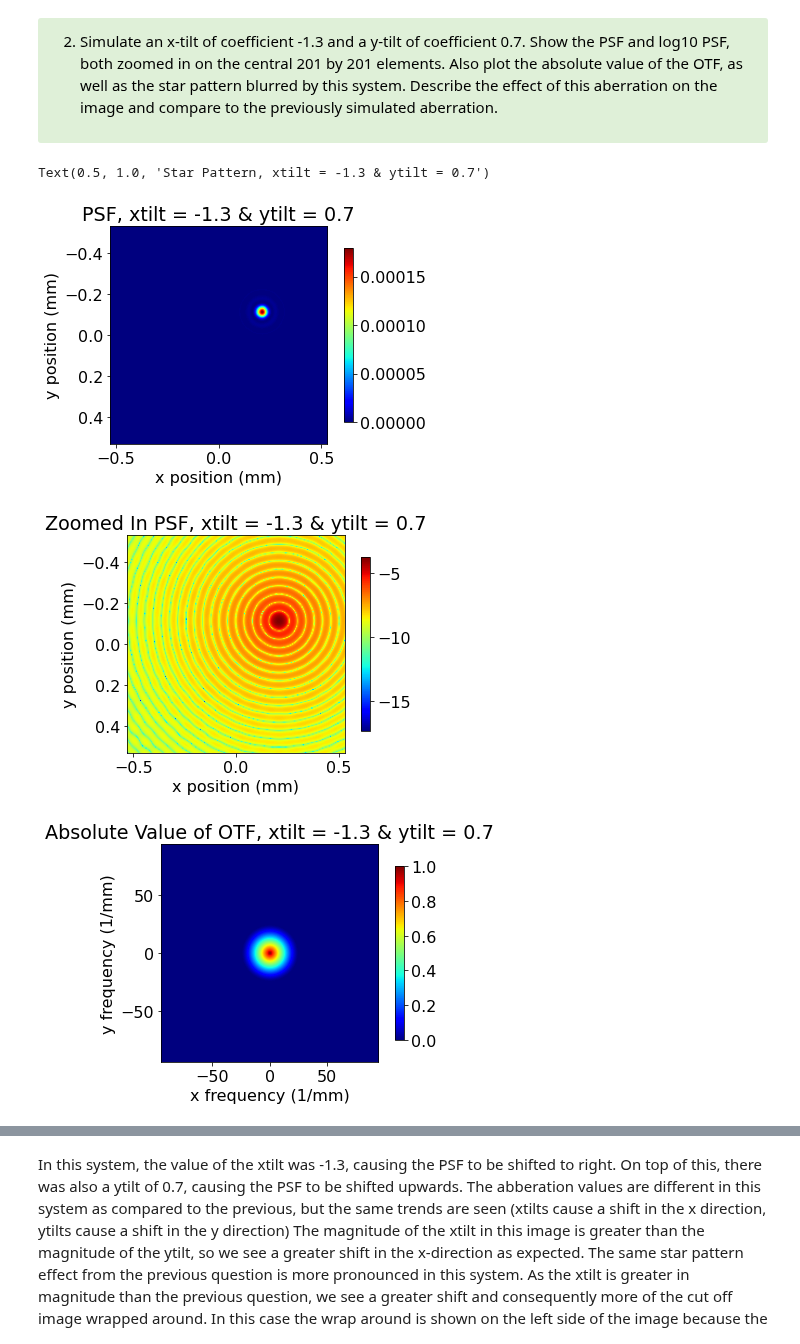
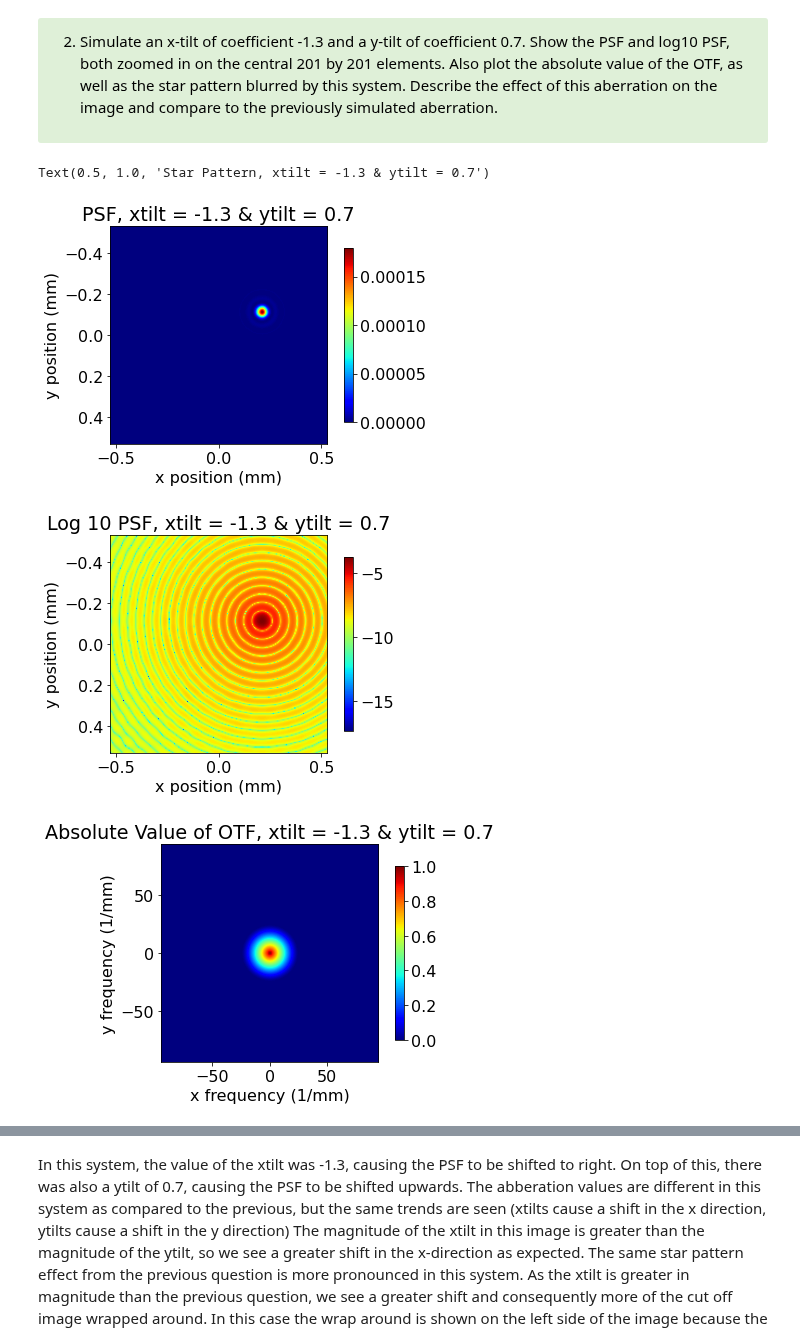
Before and after one commit to dishamishra/Labs_Imager, a Jupyter notebook: Lab4 Part1 (Clean).ipynb, the cells around one changed output, grey strips where cells are left out. Saved outputs shown, nothing was run; the diff lists cells and outputs as text; code cells hidden in the pictures.

```diff
--- a/Lab4 Part1 (Clean).ipynb
+++ b/Lab4 Part1 (Clean).ipynb
@@ -340,35 +340,35 @@ star2 = fftshift(ifft2(ifftshift(OTF*fft_star))) # star pattern
 
 plt.figure()
 p=plt.imshow(PSF[400:601,400:601], cmap='jet', extent = [x[400], x[600], y[600], y[400]])
 plt.colorbar(p, shrink=0.8)
 plt.xlabel("x position (mm)")
 plt.ylabel("y position (mm)")
 plt.title("PSF, xtilt = -1.3 & ytilt = 0.7")
 
 plt.figure()
 p=plt.imshow(np.log10(PSF[400:601,400:601]), cmap='jet', extent = [x[400], x[600], y[600], y[400]])
 plt.colorbar(p, shrink=0.8)
 plt.xlabel("x position (mm)")
 plt.ylabel("y position (mm)")
-plt.title("Zoomed In PSF, xtilt = -1.3 & ytilt = 0.7")
+plt.title("Log 10 PSF, xtilt = -1.3 & ytilt = 0.7")
 
 plt.figure()
 p=plt.imshow(np.abs(OTF), cmap='jet', extent = [fx[0], fx[1000], fy[0], fy[1000]])
 plt.colorbar(p, shrink=0.8)
 plt.xlabel("x frequency (1/mm)")
 plt.ylabel("y frequency (1/mm)")
 plt.title("Absolute Value of OTF, xtilt = -1.3 & ytilt = 0.7")
 
 plt.figure()
 p=plt.imshow(np.abs(star2), cmap='gray', extent = [-lim, lim, lim, -lim])
 plt.colorbar(p, shrink=0.8)
 plt.xlabel("x position (mm)")
 plt.ylabel("y position (mm)")
 plt.title("Star Pattern, xtilt = -1.3 & ytilt = 0.7")
 # %% [output]
 Text(0.5, 1.0, 'Star Pattern, xtilt = -1.3 & ytilt = 0.7')
 [figure]
-[figure, old version]
+[figure, new version]
 [figure]
 [figure]
 # %% [markdown]
```
Also changed, not shown: parts of 2 cells of this notebook, 1 other file.
